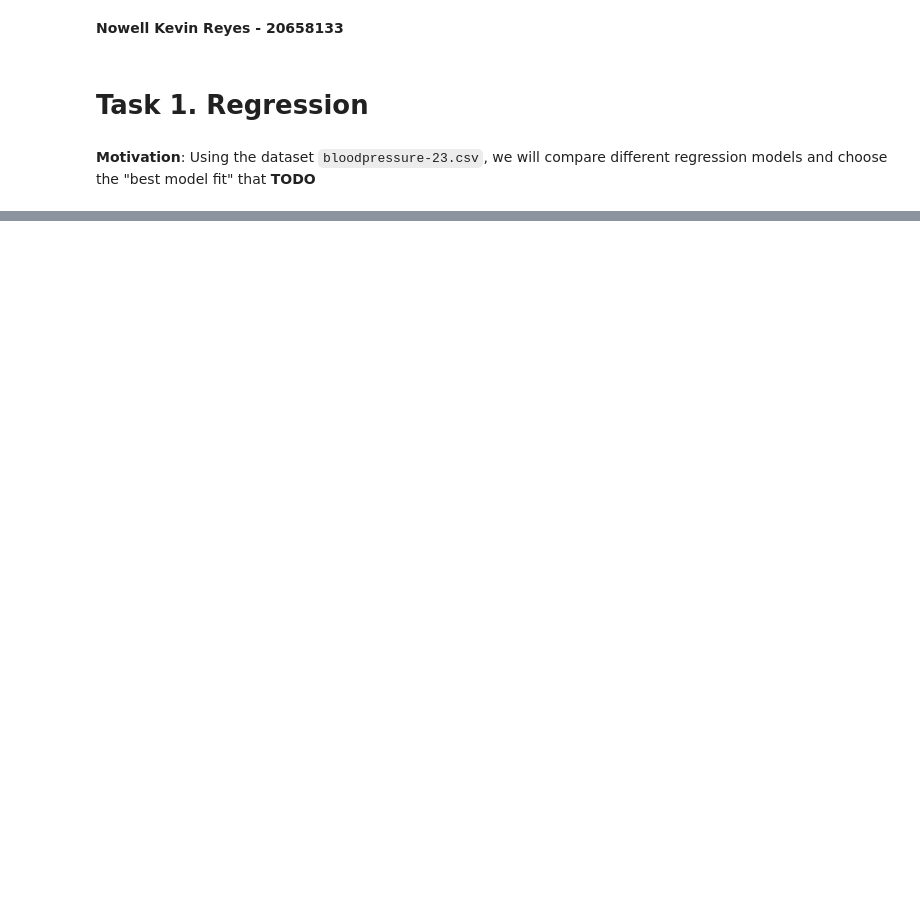
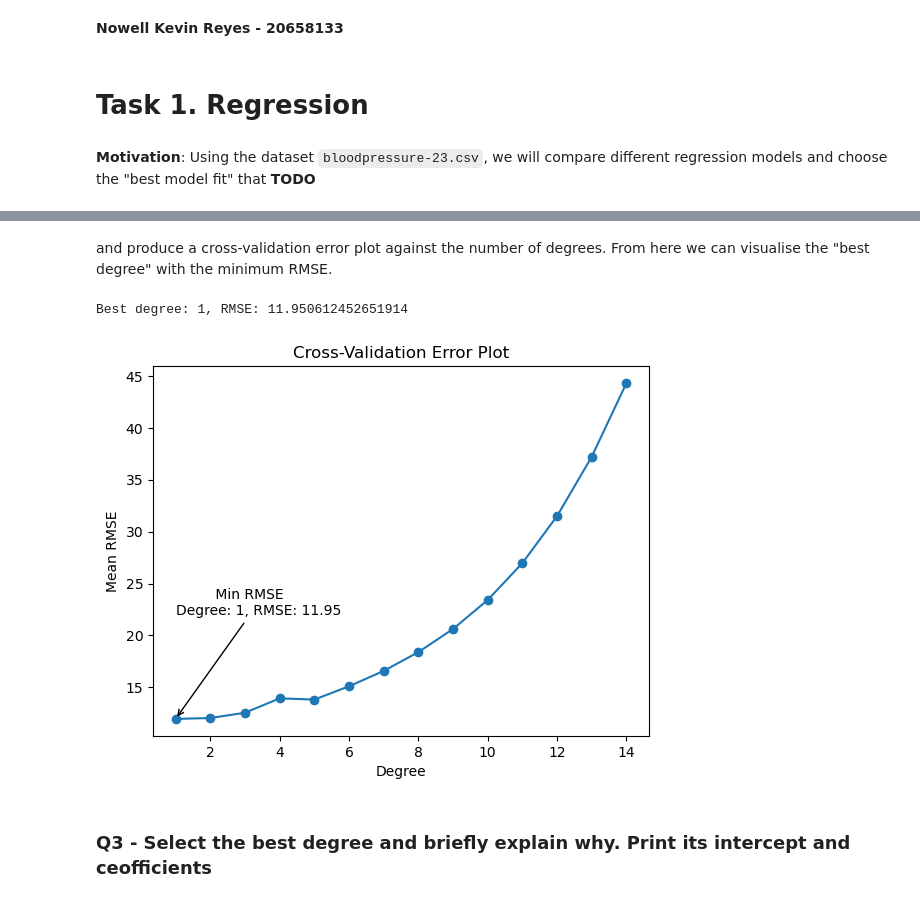
Before and after one commit to Reinn90/Machine_Learning, a Jupyter notebook: Assignment1/20658133 Machine Learning Assignment1.ipynb, the cells around one changed output, grey strips where cells are left out. Drawn from its saved outputs; the diff is of its cells as text; code cells hidden in the pictures; blank space fills up the shorter version.

Commit message:
Poly Reg done, started Mult Lin

```diff
--- a/Assignment1/20658133 Machine Learning Assignment1.ipynb
+++ b/Assignment1/20658133 Machine Learning Assignment1.ipynb
@@ -30,0 +80,7 @@ df.head()
+# %%
+# Extract the required fields
+X = df[['SERUM-CHOL']]   # features
+y = df['SYSTOLIC']       # target
+
+# Split the data into training and validation sets
+X_train, X_val, y_train, y_val = train_test_split(X, y, test_size=0.2)
@@ -30,0 +89,5 @@ df.head()
+# %%
+# list of integers from 1-14 representing degrees
+degrees = list(range(1,15))
+# dict to store RMSE
+mean_rmse = {}
@@ -30,0 +96,14 @@ df.head()
+# %%
+# Create polynomial regression models of degrees 1-14 and record the mean RMSE
+for degree in degrees:
+    # train a polynomial model
+    polynomial_regression = Pipeline([
+            ("poly_features", PolynomialFeatures(degree = degree, include_bias=False)),
+            ("lin_reg", LinearRegression()),
+        ])
+    # Perform 10-fold cross validation and store the RMSE
+    rmse = np.sqrt(-cross_val_score(polynomial_regression, X_train, y_train,
+                                    scoring = 'neg_mean_squared_error',
+                                    cv = 10))
+    # store the mean rmse
+    mean_rmse[degree] = np.mean(rmse)
@@ -30,0 +131,26 @@ df.head()
+# %% [markdown]
+and produce a cross-validation error plot against the number of degrees.
+From here we can visualise the "best degree" with the minimum RMSE.
+# %%
+# Create the cross-validation error plot
+plt.plot(degrees, list(mean_rmse.values()), marker='o')
+plt.xlabel("Degree")
+plt.ylabel("Mean RMSE")
+plt.title("Cross-Validation Error Plot")
+
+# Find the best degree with the lowest RMSE
+best_degree = min(mean_rmse, key = mean_rmse.get)
+best_mean_rmse = mean_rmse[best_degree]
+print(f'Best degree: {best_degree}, RMSE: {best_mean_rmse}')
+
+# Indicate the minimum RMSE from the plot
+plt.annotate(f"         Min RMSE\nDegree: {best_degree}, RMSE: {best_mean_rmse:.2f}",
+             xy=(best_degree, best_mean_rmse),
+             xytext=(best_degree, best_mean_rmse + 10),
+             arrowprops=dict(arrowstyle='->'))
+plt.show()
+# %% [output]
+Best degree: 1, RMSE: 11.950612452651914
+[figure, added]
+# %% [markdown]
+### Q3 - Select the best degree and briefly explain why. Print its intercept and ceofficients
```
Also changed, not shown: parts of 16 cells of this notebook.
